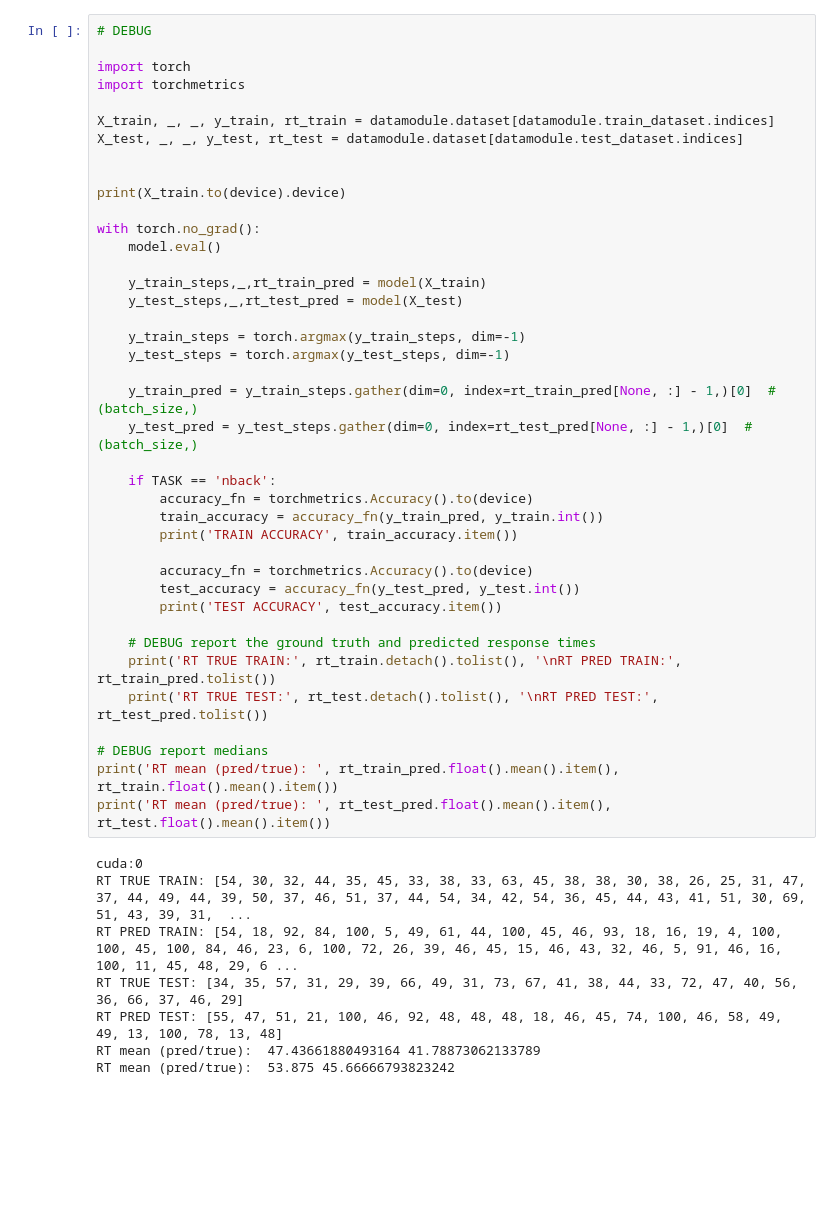
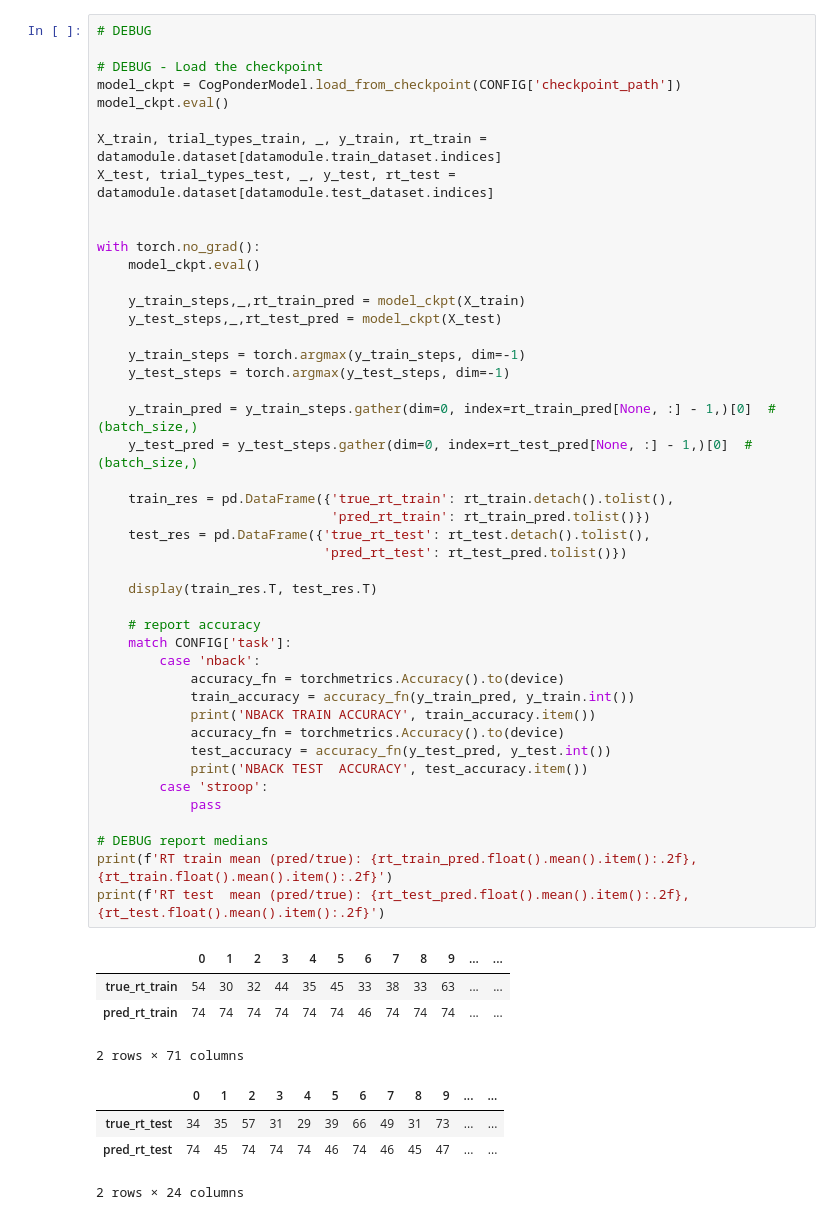
Before and after one commit to morteza/CogPonder, a Jupyter notebook: notebooks/Stroop (Fixed HP).ipynb, the cells around one changed output. Cells and saved outputs as stored; diff of their text form; blank space fills up the shorter version.

```diff
--- a/notebooks/Stroop (Fixed HP).ipynb
+++ b/notebooks/Stroop (Fixed HP).ipynb
@@ -134,48 +129,54 @@ machine) in the `DataLoader` init to improve performance.
 # %%
 # DEBUG
 
-import torch
-import torchmetrics
+# DEBUG - Load the checkpoint
+model_ckpt = CogPonderModel.load_from_checkpoint(CONFIG['checkpoint_path'])
+model_ckpt.eval()
 
-X_train, _, _, y_train, rt_train = datamodule.dataset[datamodule.train_dataset.indices]
-X_test, _, _, y_test, rt_test = datamodule.dataset[datamodule.test_dataset.indices]
+X_train, trial_types_train, _, y_train, rt_train = datamodule.dataset[datamodule.train_dataset.indices]
+X_test, trial_types_test, _, y_test, rt_test = datamodule.dataset[datamodule.test_dataset.indices]
 
 
-print(X_train.to(device).device)
+with torch.no_grad():
+    model_ckpt.eval()
 
-with torch.no_grad():
-    model.eval()
-
-    y_train_steps,_,rt_train_pred = model(X_train)
-    y_test_steps,_,rt_test_pred = model(X_test)
+    y_train_steps,_,rt_train_pred = model_ckpt(X_train)
+    y_test_steps,_,rt_test_pred = model_ckpt(X_test)
 
     y_train_steps = torch.argmax(y_train_steps, dim=-1)
     y_test_steps = torch.argmax(y_test_steps, dim=-1)
 
     y_train_pred = y_train_steps.gather(dim=0, index=rt_train_pred[None, :] - 1,)[0]  # (batch_size,)
     y_test_pred = y_test_steps.gather(dim=0, index=rt_test_pred[None, :] - 1,)[0]  # (batch_size,)
 
-    if TASK == 'nback':
-        accuracy_fn = torchmetrics.Accuracy().to(device)
-        train_accuracy = accuracy_fn(y_train_pred, y_train.int())
-        print('TRAIN ACCURACY', train_accuracy.item())
+    train_res = pd.DataFrame({'true_rt_train': rt_train.detach().tolist(),
+                              'pred_rt_train': rt_train_pred.tolist()})
+    test_res = pd.DataFrame({'true_rt_test': rt_test.detach().tolist(),
+                             'pred_rt_test': rt_test_pred.tolist()})
 
-        accuracy_fn = torchmetrics.Accuracy().to(device)
-        test_accuracy = accuracy_fn(y_test_pred, y_test.int())
-        print('TEST ACCURACY', test_accuracy.item())
+    display(train_res.T, test_res.T)
 
-    # DEBUG report the ground truth and predicted response times
-    print('RT TRUE TRAIN:', rt_train.detach().tolist(), '\nRT PRED TRAIN:',  rt_train_pred.tolist())
-    print('RT TRUE TEST:', rt_test.detach().tolist(), '\nRT PRED TEST:',  rt_test_pred.tolist())
+    # report accuracy
+    match CONFIG['task']:
+        case 'nback':
+            accuracy_fn = torchmetrics.Accuracy().to(device)
+            train_accuracy = accuracy_fn(y_train_pred, y_train.int())
+            print('NBACK TRAIN ACCURACY', train_accuracy.item())
+            accuracy_fn = torchmetrics.Accuracy().to(device)
+            test_accuracy = accuracy_fn(y_test_pred, y_test.int())
+            print('NBACK TEST  ACCURACY', test_accuracy.item())
+        case 'stroop':
+            pass
 
 # DEBUG report medians
-print('RT mean (pred/true): ', rt_train_pred.float().mean().item(), rt_train.float().mean().item())
-print('RT mean (pred/true): ', rt_test_pred.float().mean().item(), rt_test.float().mean().item())
+print(f'RT train mean (pred/true): {rt_train_pred.float().mean().item():.2f}, {rt_train.float().mean().item():.2f}')
+print(f'RT test  mean (pred/true): {rt_test_pred.float().mean().item():.2f}, {rt_test.float().mean().item():.2f}')
 # %% [output]
+|  | 0 | 1 | 2 | 3 | 4 | 5 | 6 | 7 | 8 | 9 | ... | ... |
+| true_rt_train | 54 | 30 | 32 | 44 | 35 | 45 | 33 | 38 | 33 | 63 | ... | ... |
+| pred_rt_train | 74 | 74 | 74 | 74 | 74 | 74 | 46 | 74 | 74 | 74 | ... | ... |
-cuda:0
-RT TRUE TRAIN: [54, 30, 32, 44, 35, 45, 33, 38, 33, 63, 45, 38, 38, 30, 38, 26, 25, 31, 47, 37, 44, 49, 44, 39, 50, 37, 46, 51, 37, 44, 54, 34, 42, 54, 36, 45, 44, 43, 41, 51, 30, 69, 51, 43, 39, 31,  ...
-RT PRED TRAIN: [54, 18, 92, 84, 100, 5, 49, 61, 44, 100, 45, 46, 93, 18, 16, 19, 4, 100, 100, 45, 100, 84, 46, 23, 6, 100, 72, 26, 39, 46, 45, 15, 46, 43, 32, 46, 5, 91, 46, 16, 100, 11, 45, 48, 29, 6 ...
-RT TRUE TEST: [34, 35, 57, 31, 29, 39, 66, 49, 31, 73, 67, 41, 38, 44, 33, 72, 47, 40, 56, 36, 66, 37, 46, 29]
-RT PRED TEST: [55, 47, 51, 21, 100, 46, 92, 48, 48, 48, 18, 46, 45, 74, 100, 46, 58, 49, 49, 13, 100, 78, 13, 48]
-RT mean (pred/true):  47.43661880493164 41.78873062133789
-RT mean (pred/true):  53.875 45.66666793823242
+2 rows × 71 columns
+|  | 0 | 1 | 2 | 3 | 4 | 5 | 6 | 7 | 8 | 9 | ... | ... |
+| true_rt_test | 34 | 35 | 57 | 31 | 29 | 39 | 66 | 49 | 31 | 73 | ... | ... |
+| pred_rt_test | 74 | 45 | 74 | 74 | 74 | 46 | 74 | 46 | 45 | 47 | ... | ... |
+2 rows × 24 columns
```
Also changed, not shown: parts of 10 cells of this notebook, 9 other files.
